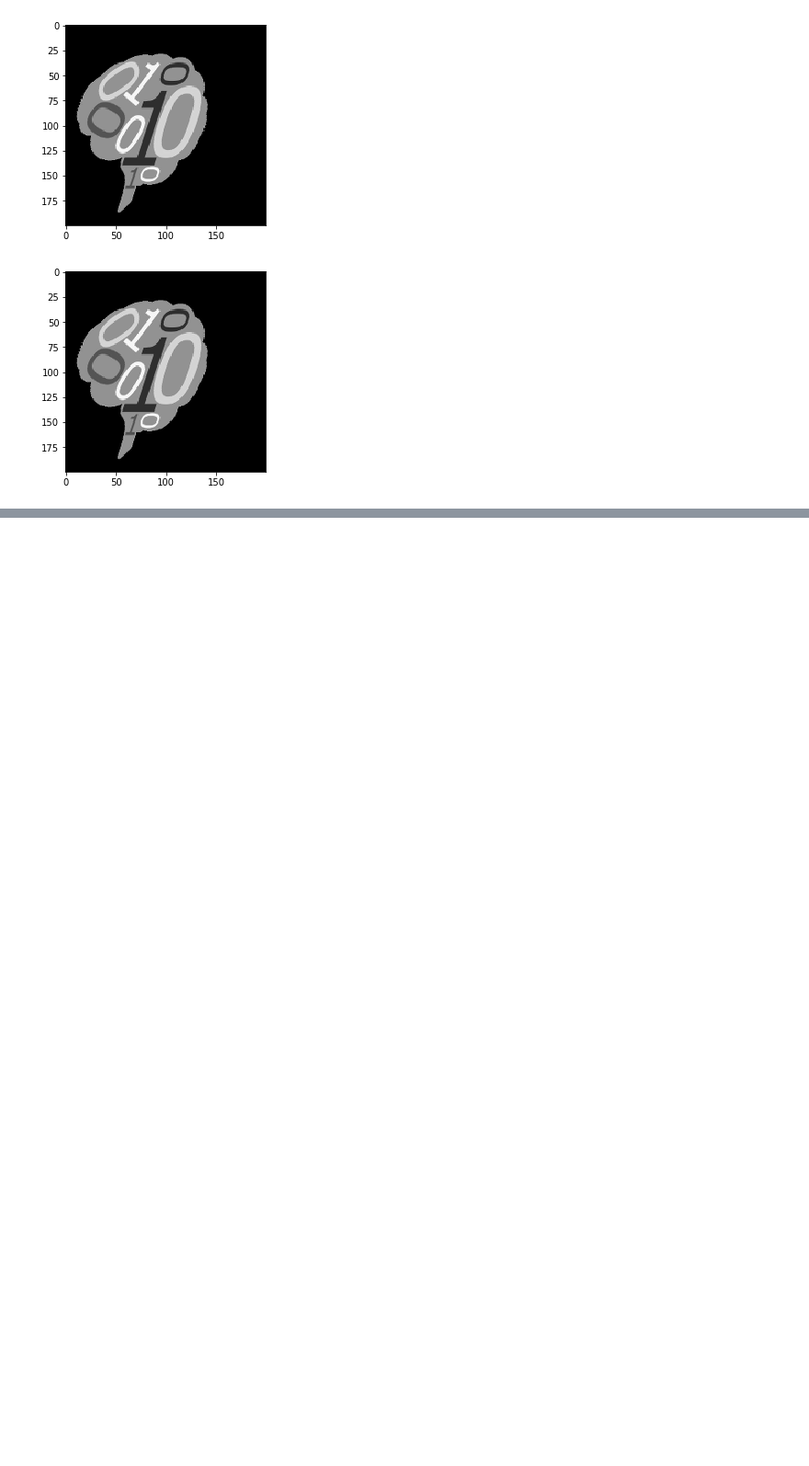
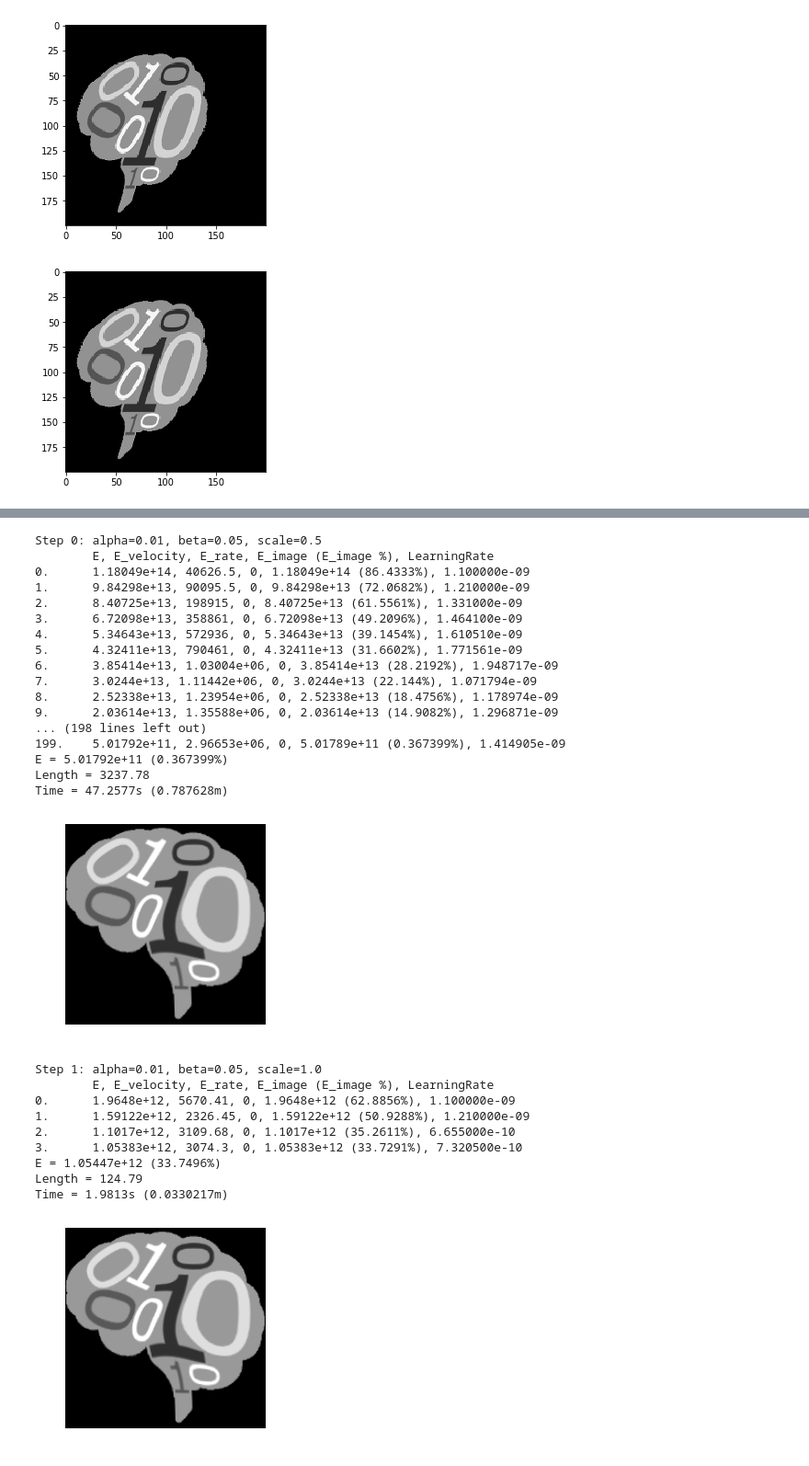
Before and after one commit to neurodata/ndreg, a Jupyter notebook: ndreg_demo.ipynb, the cells around one changed output, grey strips where cells are left out. Shown at 92% size. Saved outputs shown, nothing was run; the diff lists cells and outputs as text; code cells hidden in the pictures; blank space fills up the shorter version.

```diff
--- a/ndreg_demo.ipynb
+++ b/ndreg_demo.ipynb
@@ -56,0 +64,32 @@ plt.show()
+# %%
+img_lddmm, field, inv_field = registerer.register_lddmm(img, img_warped, scale_list=[0.5,1.0],
+                                      alpha_list=0.01, epsilon_list=1e-9, sigma=1e-1)
+# %% [output]
+Step 0: alpha=0.01, beta=0.05, scale=0.5
+        E, E_velocity, E_rate, E_image (E_image %), LearningRate
+0.      1.18049e+14, 40626.5, 0, 1.18049e+14 (86.4333%), 1.100000e-09
+1.      9.84298e+13, 90095.5, 0, 9.84298e+13 (72.0682%), 1.210000e-09
+2.      8.40725e+13, 198915, 0, 8.40725e+13 (61.5561%), 1.331000e-09
+3.      6.72098e+13, 358861, 0, 6.72098e+13 (49.2096%), 1.464100e-09
+4.      5.34643e+13, 572936, 0, 5.34643e+13 (39.1454%), 1.610510e-09
+5.      4.32411e+13, 790461, 0, 4.32411e+13 (31.6602%), 1.771561e-09
+6.      3.85414e+13, 1.03004e+06, 0, 3.85414e+13 (28.2192%), 1.948717e-09
+7.      3.0244e+13, 1.11442e+06, 0, 3.0244e+13 (22.144%), 1.071794e-09
+8.      2.52338e+13, 1.23954e+06, 0, 2.52338e+13 (18.4756%), 1.178974e-09
+9.      2.03614e+13, 1.35588e+06, 0, 2.03614e+13 (14.9082%), 1.296871e-09
+... (198 lines left out)
+199.    5.01792e+11, 2.96653e+06, 0, 5.01789e+11 (0.367399%), 1.414905e-09
+E = 5.01792e+11 (0.367399%)
+Length = 3237.78
+Time = 47.2577s (0.787628m)
+[figure, added]
+Step 1: alpha=0.01, beta=0.05, scale=1.0
+        E, E_velocity, E_rate, E_image (E_image %), LearningRate
+0.      1.9648e+12, 5670.41, 0, 1.9648e+12 (62.8856%), 1.100000e-09
+1.      1.59122e+12, 2326.45, 0, 1.59122e+12 (50.9288%), 1.210000e-09
+2.      1.1017e+12, 3109.68, 0, 1.1017e+12 (35.2611%), 6.655000e-10
+3.      1.05383e+12, 3074.3, 0, 1.05383e+12 (33.7291%), 7.320500e-10
+E = 1.05447e+12 (33.7496%)
+Length = 124.79
+Time = 1.9813s (0.0330217m)
+[figure, added]
```
Also changed, not shown: parts of 23 cells of this notebook, 1 other file.
